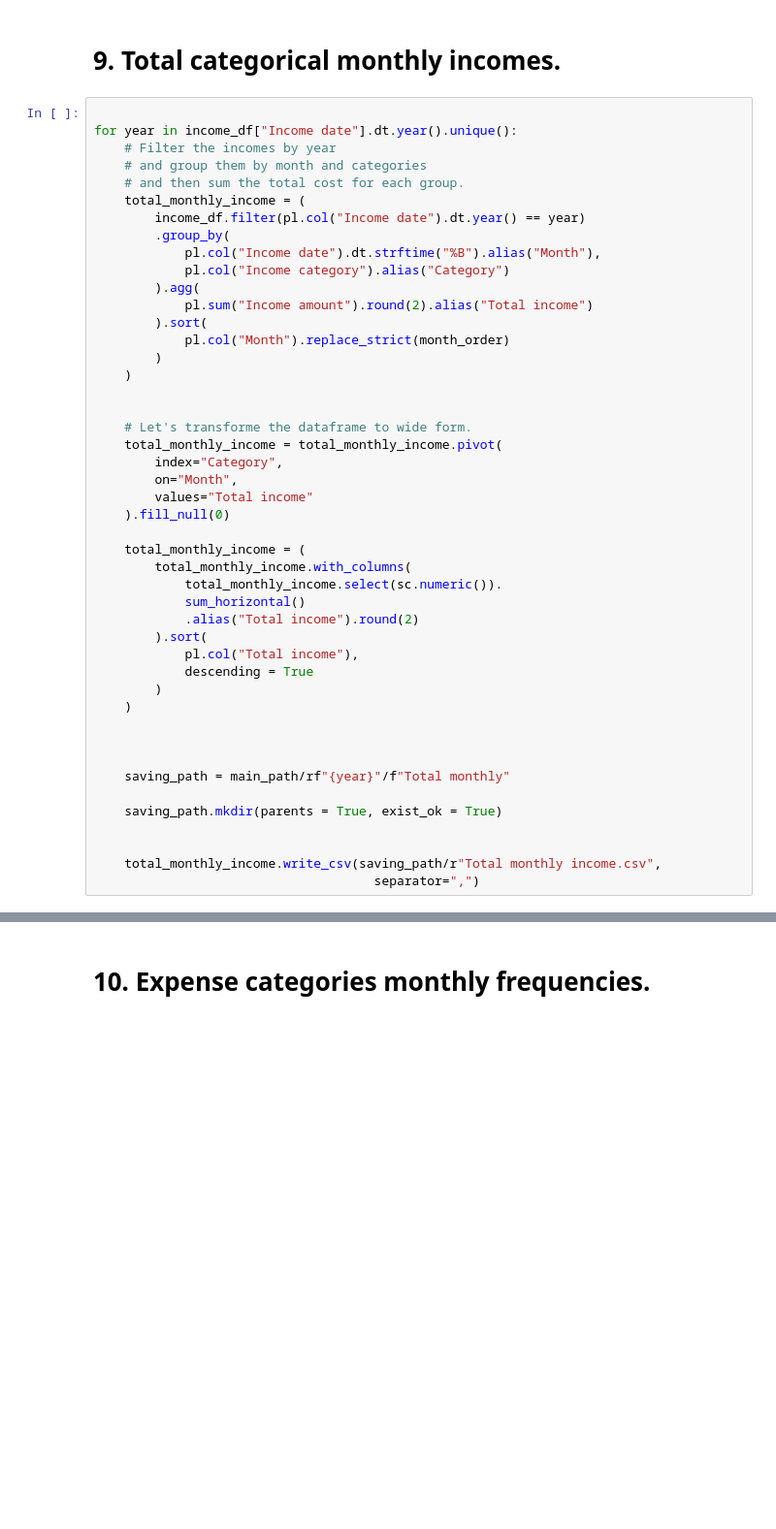
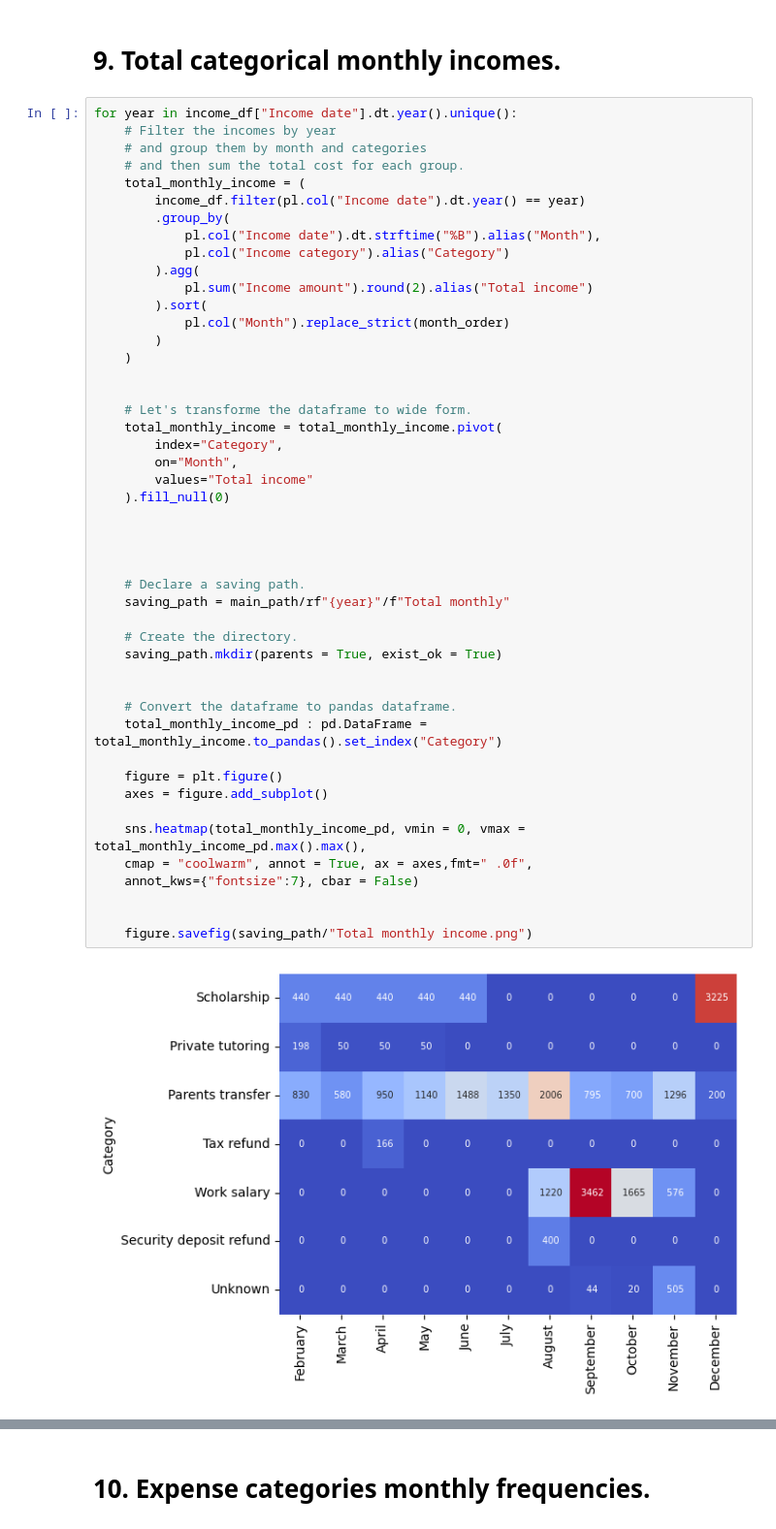
Before and after one commit to Pawel-Tomasz-Nowak/Income-and-expense-analysis, a Jupyter notebook: main.ipynb, the cells around one changed output, grey strips where cells are left out. Shown at 97% size. Cells and saved outputs as stored; diff of their text form; blank space fills up the shorter version.

Commit message:
I've added vertical lines marking the one-sd from mean interval; created heatmap for monthly frequencies of expense categories and heatmap for monthly incomes.

```diff
--- a/main.ipynb
+++ b/main.ipynb
@@ -562,48 +546,51 @@ shape: (20, 13)
 # %% [markdown]
 # 9. Total categorical monthly incomes.
 # %%
-
 for year in income_df["Income date"].dt.year().unique():
     # Filter the incomes by year
     # and group them by month and categories
     # and then sum the total cost for each group.
     total_monthly_income = (
         income_df.filter(pl.col("Income date").dt.year() == year)
         .group_by(
             pl.col("Income date").dt.strftime("%B").alias("Month"),
             pl.col("Income category").alias("Category")
         ).agg(
             pl.sum("Income amount").round(2).alias("Total income")
         ).sort(
             pl.col("Month").replace_strict(month_order)
         )
     )
 
 
     # Let's transforme the dataframe to wide form.
     total_monthly_income = total_monthly_income.pivot(
         index="Category",
         on="Month",
         values="Total income"
     ).fill_null(0)
 
-    total_monthly_income = (
-        total_monthly_income.with_columns(
-            total_monthly_income.select(sc.numeric()).
-            sum_horizontal()
-            .alias("Total income").round(2)
-        ).sort(
-            pl.col("Total income"),
-            descending = True
-        )
-    )
 
 
 
+    # Declare a saving path.
     saving_path = main_path/rf"{year}"/f"Total monthly"
 
+    # Create the directory.
     saving_path.mkdir(parents = True, exist_ok = True)
 
 
-    total_monthly_income.write_csv(saving_path/r"Total monthly income.csv",
-                                     separator=",")
+    # Convert the dataframe to pandas dataframe.
+    total_monthly_income_pd : pd.DataFrame = total_monthly_income.to_pandas().set_index("Category")
+
+    figure = plt.figure()
+    axes = figure.add_subplot()
+
+    sns.heatmap(total_monthly_income_pd, vmin = 0, vmax = total_monthly_income_pd.max().max(),
+    cmap = "coolwarm", annot = True, ax = axes,fmt=" .0f",
+    annot_kws={"fontsize":7}, cbar = False)
+
+
+    figure.savefig(saving_path/"Total monthly income.png")
+# %% [output]
+[figure, added]
```
Also changed, not shown: parts of 10 cells of this notebook.
